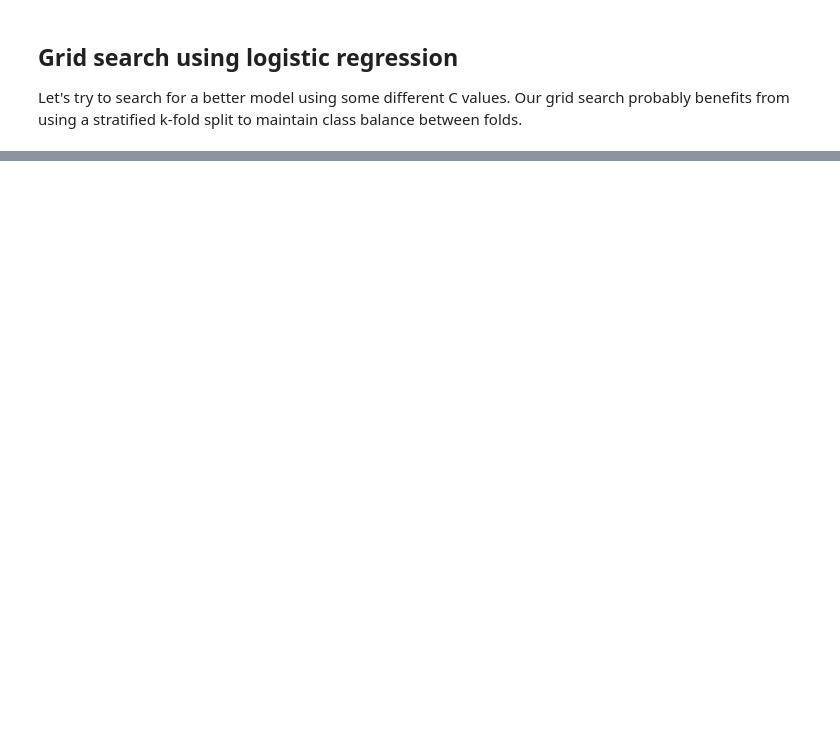
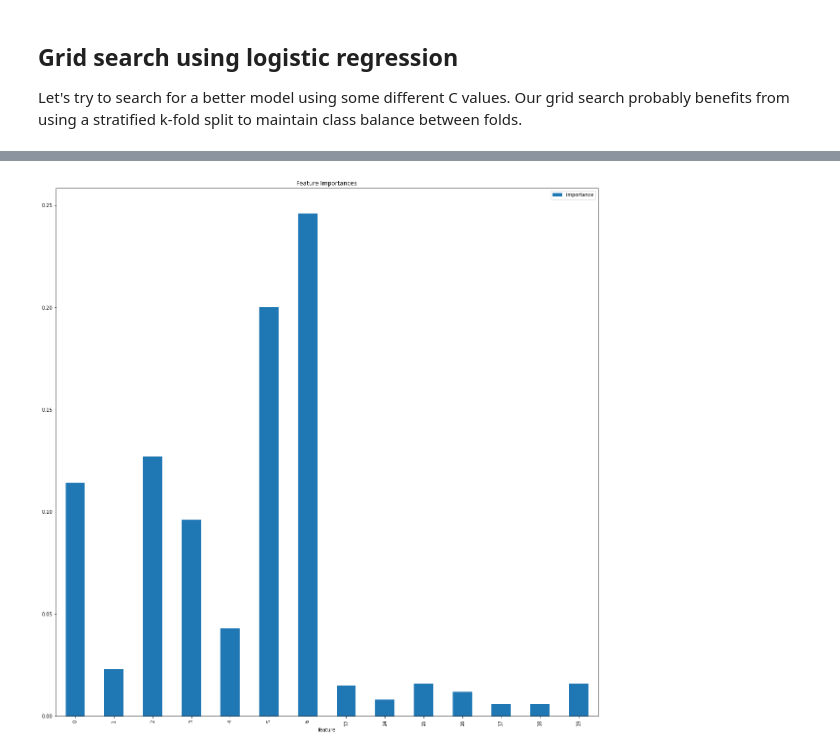
Before and after one commit to MAllport/tdt05, a Jupyter notebook: long.ipynb, the cells around one changed output, grey strips where cells are left out. Saved outputs shown, nothing was run; the diff lists cells and outputs as text; code cells hidden in the pictures; blank space fills up the shorter version.

```diff
--- a/long.ipynb
+++ b/long.ipynb
@@ -438,0 +501,4 @@ weighted avg       0.80      0.69      0.72     10000
+# %%
+feat_imp.sort_values(by='importance', ascending=False, inplace=True)
+feat_imp = feat_imp.iloc[:14]
+feat_imp
@@ -438,0 +522,6 @@ weighted avg       0.80      0.69      0.72     10000
+# %%
+feat_imp.sort_values(by='feature', inplace=True)
+feat_imp.plot.bar(title="Feature Importances", figsize=(20,20))
+plt.show()
+# %% [output]
+[figure, added]
```
Also changed, not shown: parts of 41 cells of this notebook, 1 other file.
